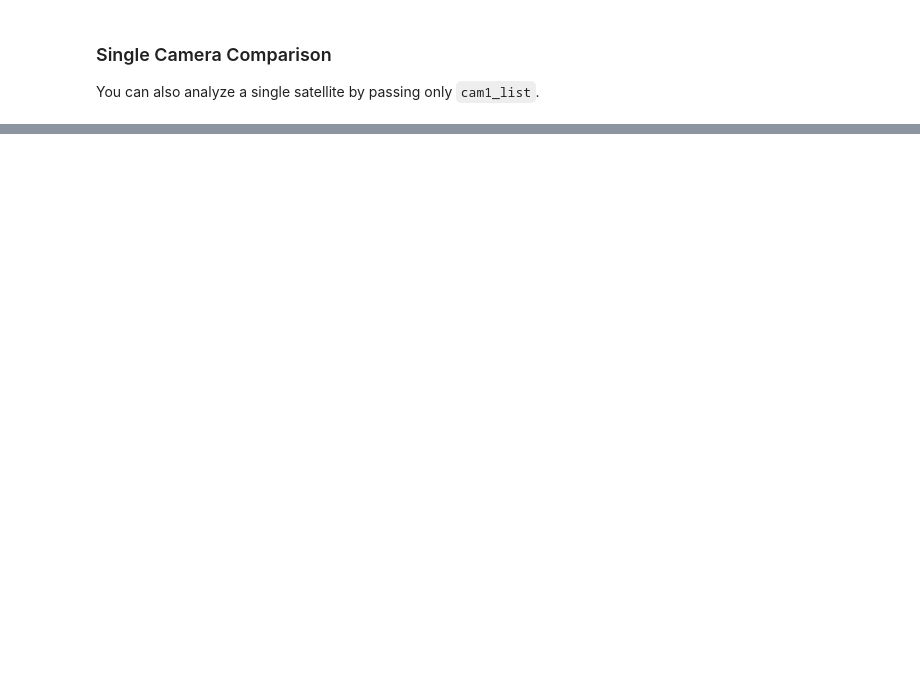
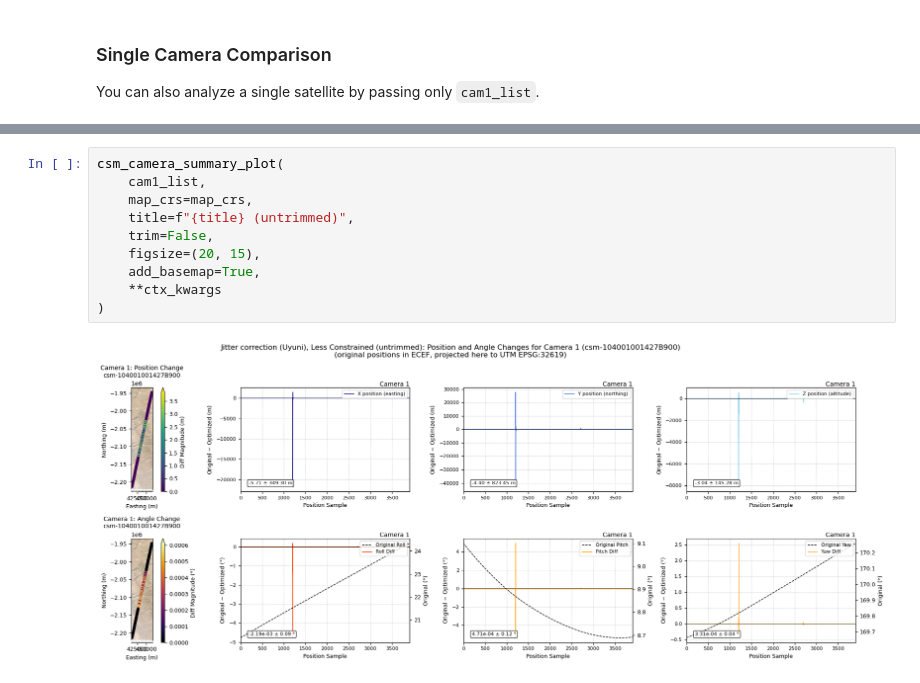
Before and after one commit to uw-cryo/asp_plot, a Jupyter notebook: notebooks/WorldView/worldview_uyuni_jitter_plots.ipynb, the cells around one changed output, grey strips where cells are left out. Cells and saved outputs as stored; diff of their text form; blank space fills up the shorter version.

```diff
--- a/notebooks/WorldView/worldview_uyuni_jitter_plots.ipynb
+++ b/notebooks/WorldView/worldview_uyuni_jitter_plots.ipynb
@@ -97,0 +114,12 @@ Error:
+# %%
+csm_camera_summary_plot(
+    cam1_list,
+    map_crs=map_crs,
+    title=f"{title} (untrimmed)",
+    trim=False,
+    figsize=(20, 15),
+    add_basemap=True,
+    **ctx_kwargs
+)
+# %% [output]
+[figure, added]
```
Also changed, not shown: parts of 11 cells of this notebook, 8 other files.
